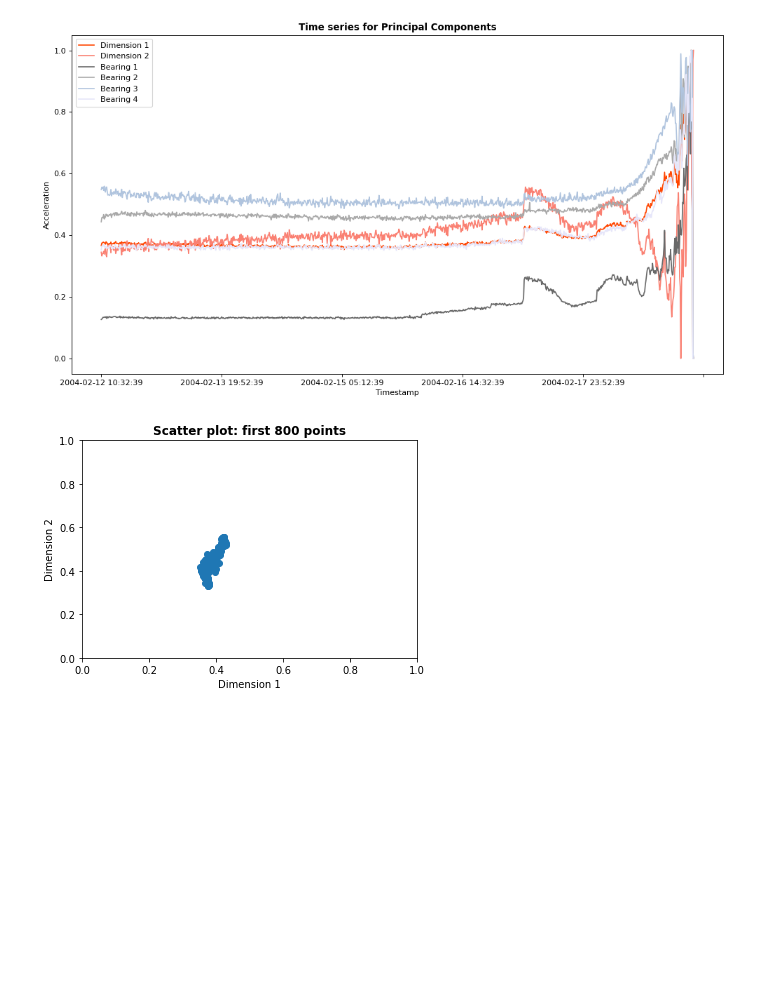
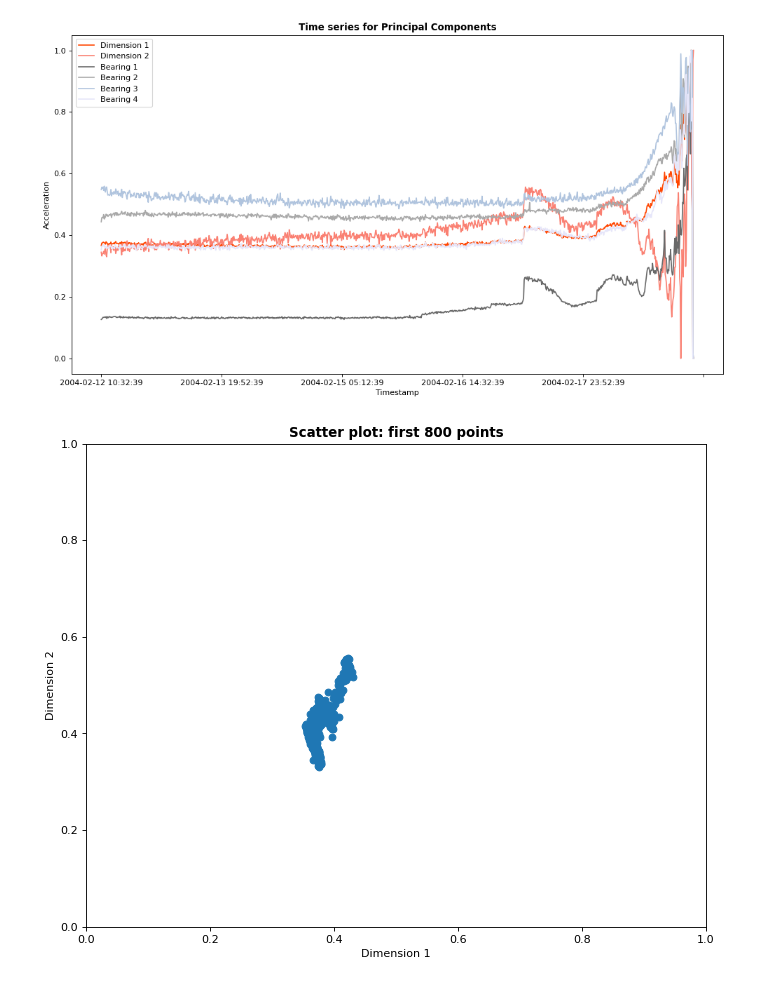
Before and after one commit to therobotacademy/kaggle-anomaly-detection, a Jupyter notebook: data/NASAbearingDataset-EDA_PCA.ipynb, the cells around one changed output. Drawn from its saved outputs; the diff is of its cells as text; code cells hidden in the pictures; blank space fills up the shorter version.

```diff
--- a/data/NASAbearingDataset-EDA_PCA.ipynb
+++ b/data/NASAbearingDataset-EDA_PCA.ipynb
@@ -177,23 +181,25 @@ plt.show()
 # %%
 # VISUALIZE THE DATA IN THE PCA DIMENSIONAL SPACE
 # Transform dataframe columns to np arrays
 sample_size = 800
 #sample_size = dimension1.shape[0] # =984
 dim1_arr = np.array(dimension1)[:sample_size]
 dim2_arr = np.array(dimension2)[:sample_size]
+
+figure(figsize=(10, 8), dpi=80)
 # Create a meshgrid
 xx, yy = np.meshgrid(np.linspace(0, 1, 200),
                      np.linspace(0, 1, 200))
 # scatter plot
 plt.scatter(dim1_arr, dim2_arr)
 plt.xlim((0,1))
 plt.ylim((0,1))
 plt.xlabel('Dimension 1')
 plt.ylabel('Dimension 2')
 plt.title('Scatter plot: first 800 points', fontweight ="bold")
 plt.show()
 # %% [output]
-[figure, old version]
+[figure, new version]
 # %%
 # Look at how the points are spreading in the index range 800-900
 sample_size = 900
```
Also changed, not shown: parts of 3 cells of this notebook.
